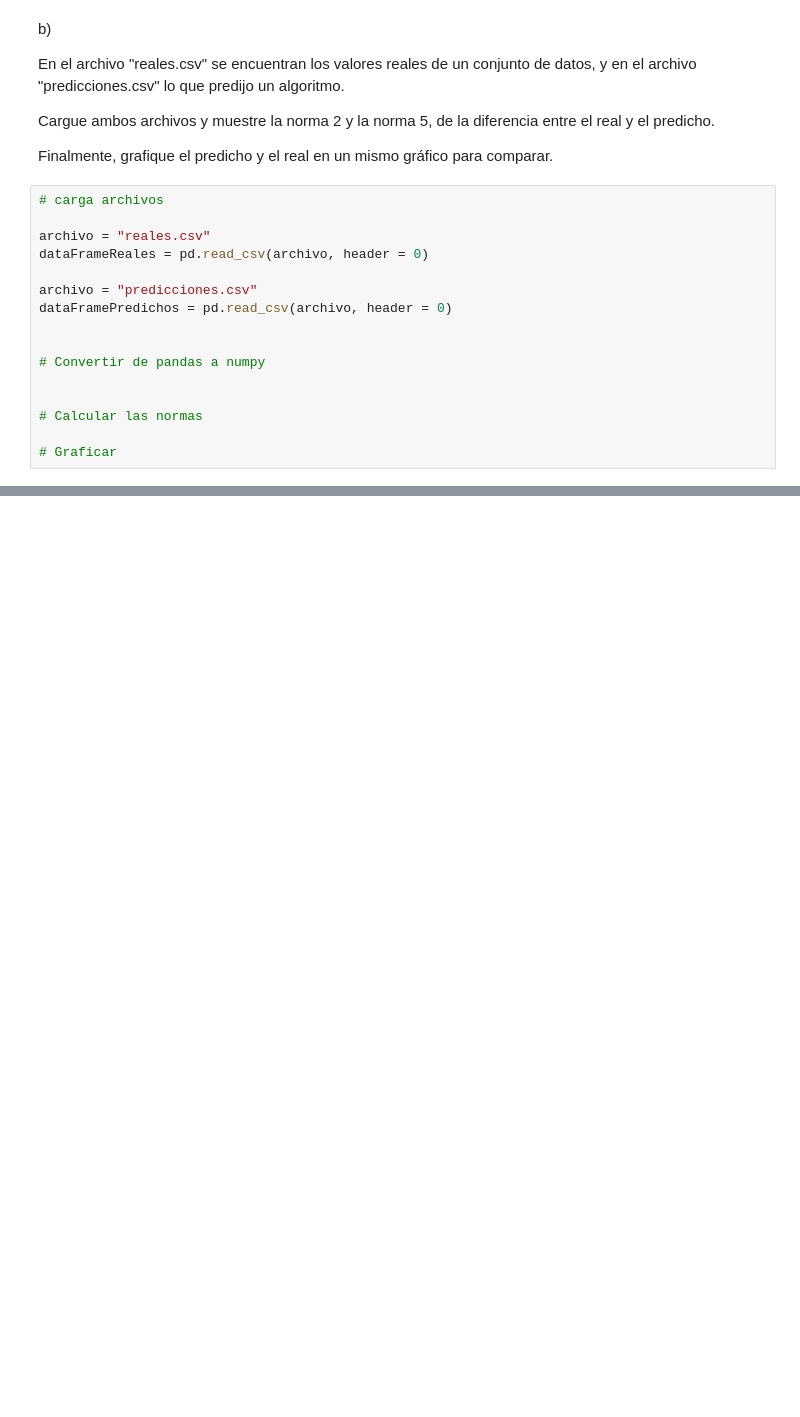
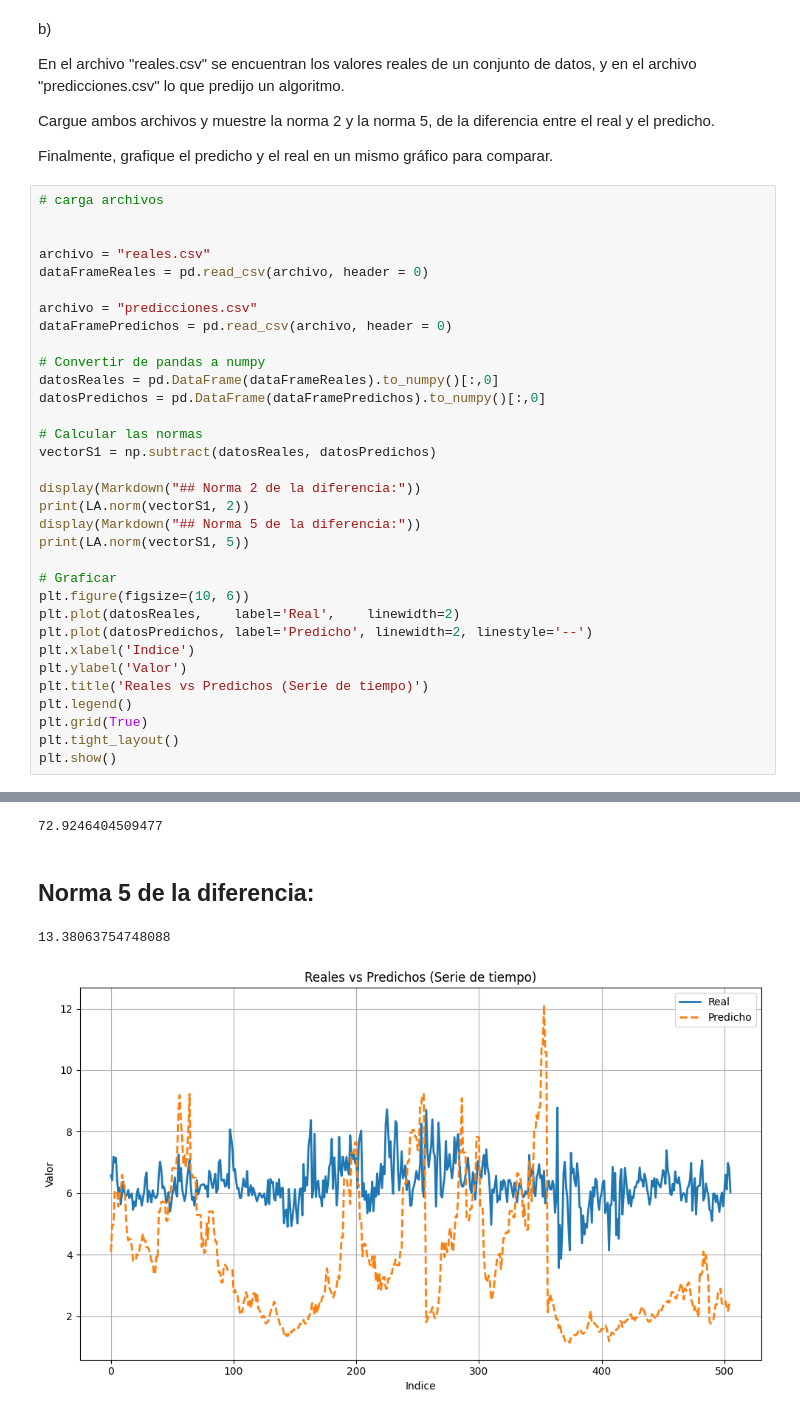
Before and after one commit to eseblanco/CiDatTecMod1, a Jupyter notebook: tarea-semana2/Trabajo_Práctico_Desarrollo_Final.ipynb, the cells around one changed output, grey strips where cells are left out. Saved outputs shown, nothing was run; the diff lists cells and outputs as text; blank space fills up the shorter version.

```diff
--- a/tarea-semana2/Trabajo_Práctico_Desarrollo_Final.ipynb
+++ b/tarea-semana2/Trabajo_Práctico_Desarrollo_Final.ipynb
@@ -381,19 +381,37 @@ En el archivo "reales.csv" se encuentran los valores reales de un conjunto de da
 Cargue ambos archivos y muestre la norma 2 y la norma 5, de la diferencia entre el real y el predicho.
 
 Finalmente, grafique el predicho y el real en un mismo gráfico para comparar.
-# %%
-# carga archivos
-
-archivo = "reales.csv"
-dataFrameReales = pd.read_csv(archivo, header = 0)
-
-archivo = "predicciones.csv"
-dataFramePredichos = pd.read_csv(archivo, header = 0)
-
-
-# Convertir de pandas a numpy
-
-
-# Calcular las normas
-
-# Graficar
+# %%
+# carga archivos
+
+
+archivo = "reales.csv"
+dataFrameReales = pd.read_csv(archivo, header = 0)
+
+archivo = "predicciones.csv"
+dataFramePredichos = pd.read_csv(archivo, header = 0)
+
+# Convertir de pandas a numpy
+datosReales = pd.DataFrame(dataFrameReales).to_numpy()[:,0]
+datosPredichos = pd.DataFrame(dataFramePredichos).to_numpy()[:,0]
+
+# Calcular las normas
+vectorS1 = np.subtract(datosReales, datosPredichos)
+
+display(Markdown("## Norma 2 de la diferencia:"))
+print(LA.norm(vectorS1, 2))
+display(Markdown("## Norma 5 de la diferencia:"))
+print(LA.norm(vectorS1, 5))
+
+# Graficar
+plt.figure(figsize=(10, 6))
+plt.plot(datosReales,    label='Real',    linewidth=2)
+plt.plot(datosPredichos, label='Predicho', linewidth=2, linestyle='--')
+plt.xlabel('Indice')
+plt.ylabel('Valor')
+plt.title('Reales vs Predichos (Serie de tiempo)')
+plt.legend()
+plt.grid(True)
+plt.tight_layout()
+plt.show()
+# %% [output]
@@ -399,0 +419,4 @@ dataFramePredichos = pd.read_csv(archivo, header = 0)
+72.9246404509477
+## Norma 5 de la diferencia:
+13.38063754748088
+[figure, added]
```
Also changed, not shown: parts of 1 cell of this notebook, 1 other file.
